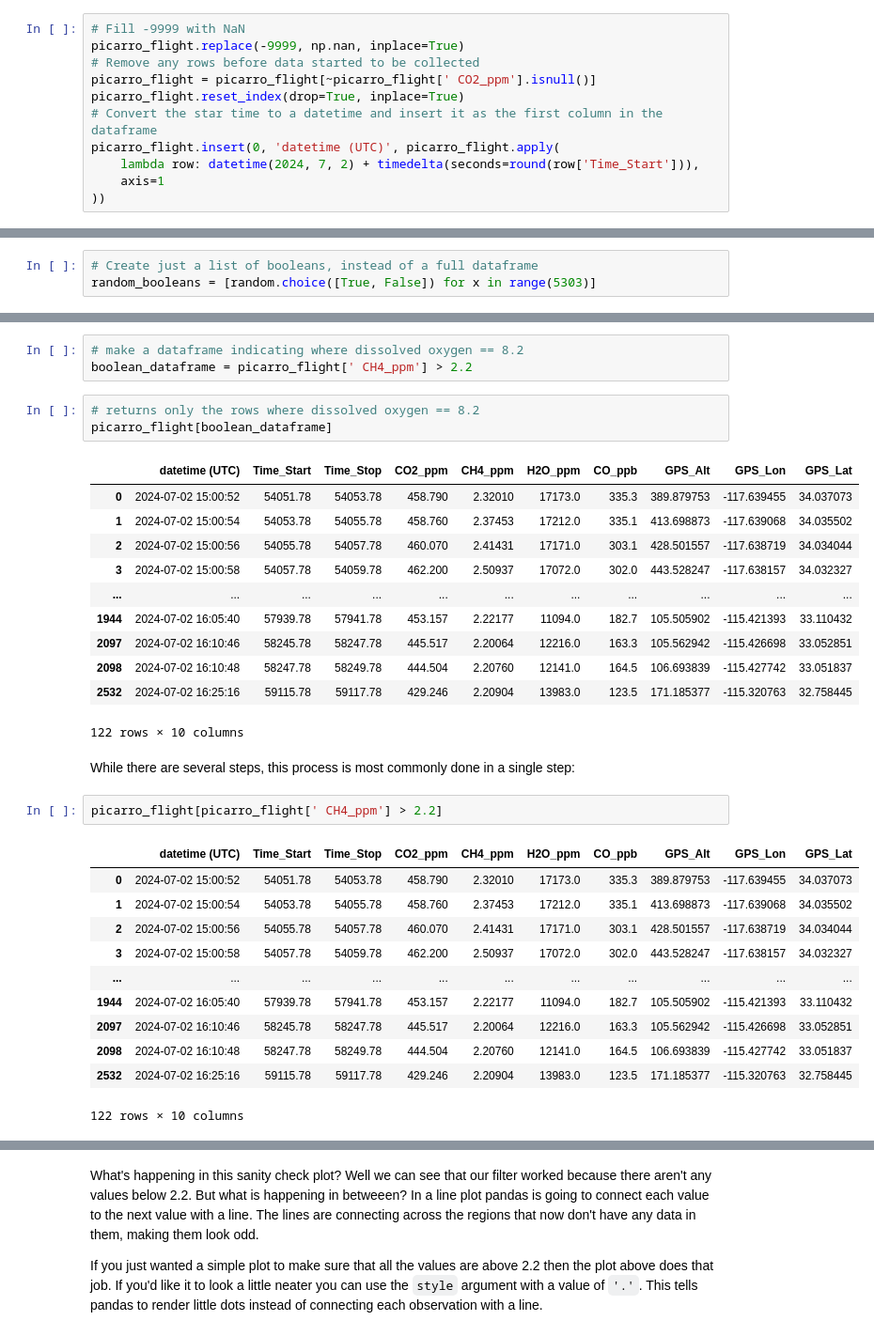
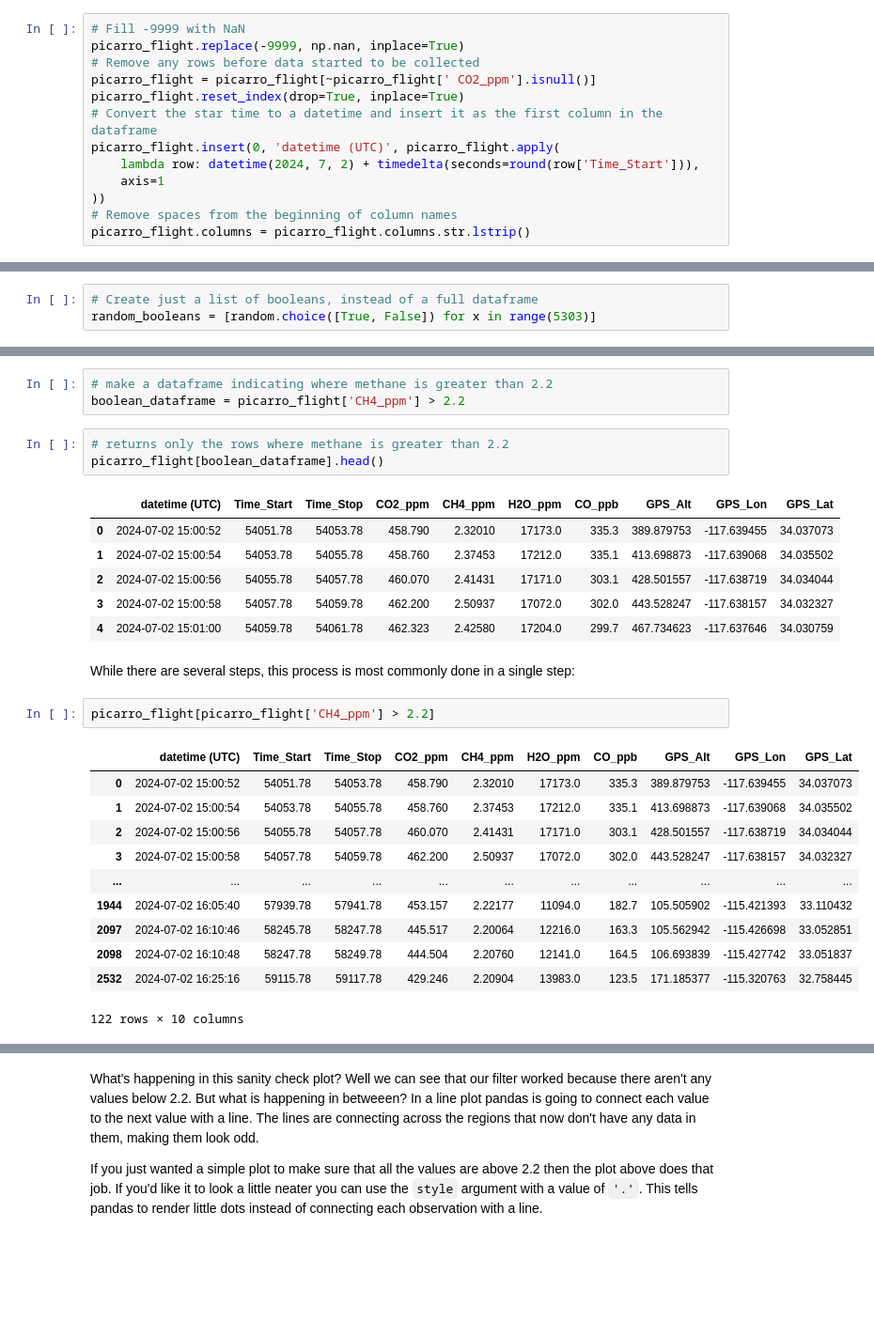
Before and after one commit to NASA-SARP/sarp_lessons, a Jupyter notebook: sarp_lessons/1_python_progression/2-tabular_data/2-2_filtering_indexes.ipynb, the cells around one changed output, grey strips where cells are left out. Shown at 94% size. Cells and saved outputs as stored; diff of their text form; blank space fills up the shorter version.

```diff
--- a/sarp_lessons/1_python_progression/2-tabular_data/2-2_filtering_indexes.ipynb
+++ b/sarp_lessons/1_python_progression/2-tabular_data/2-2_filtering_indexes.ipynb
@@ -180,6 +180,8 @@ picarro_flight.insert(0, 'datetime (UTC)', picarro_flight.apply(
     lambda row: datetime(2024, 7, 2) + timedelta(seconds=round(row['Time_Start'])),
     axis=1
 ))
+# Remove spaces from the beginning of column names
+picarro_flight.columns = picarro_flight.columns.str.lstrip()
 # %% [markdown]
 The cleaned data:
 # %%
@@ -271,25 +249,20 @@ picarro_flight
 # %%
-# make a dataframe indicating where dissolved oxygen == 8.2
-boolean_dataframe = picarro_flight[' CH4_ppm'] > 2.2
+# make a dataframe indicating where methane is greater than 2.2
+boolean_dataframe = picarro_flight['CH4_ppm'] > 2.2
 # %%
-# returns only the rows where dissolved oxygen == 8.2
-picarro_flight[boolean_dataframe]
+# returns only the rows where methane is greater than 2.2
+picarro_flight[boolean_dataframe].head()
 # %% [output]
 |  | datetime (UTC) | Time_Start | Time_Stop | CO2_ppm | CH4_ppm | H2O_ppm | CO_ppb | GPS_Alt | GPS_Lon | GPS_Lat |
 | 0 | 2024-07-02 15:00:52 | 54051.78 | 54053.78 | 458.790 | 2.32010 | 17173.0 | 335.3 | 389.879753 | -117.639455 | 34.037073 |
 | 1 | 2024-07-02 15:00:54 | 54053.78 | 54055.78 | 458.760 | 2.37453 | 17212.0 | 335.1 | 413.698873 | -117.639068 | 34.035502 |
 | 2 | 2024-07-02 15:00:56 | 54055.78 | 54057.78 | 460.070 | 2.41431 | 17171.0 | 303.1 | 428.501557 | -117.638719 | 34.034044 |
 | 3 | 2024-07-02 15:00:58 | 54057.78 | 54059.78 | 462.200 | 2.50937 | 17072.0 | 302.0 | 443.528247 | -117.638157 | 34.032327 |
-| ... | ... | ... | ... | ... | ... | ... | ... | ... | ... | ... |
-| 1944 | 2024-07-02 16:05:40 | 57939.78 | 57941.78 | 453.157 | 2.22177 | 11094.0 | 182.7 | 105.505902 | -115.421393 | 33.110432 |
-| 2097 | 2024-07-02 16:10:46 | 58245.78 | 58247.78 | 445.517 | 2.20064 | 12216.0 | 163.3 | 105.562942 | -115.426698 | 33.052851 |
-| 2098 | 2024-07-02 16:10:48 | 58247.78 | 58249.78 | 444.504 | 2.20760 | 12141.0 | 164.5 | 106.693839 | -115.427742 | 33.051837 |
-| 2532 | 2024-07-02 16:25:16 | 59115.78 | 59117.78 | 429.246 | 2.20904 | 13983.0 | 123.5 | 171.185377 | -115.320763 | 32.758445 |
+| 4 | 2024-07-02 15:01:00 | 54059.78 | 54061.78 | 462.323 | 2.42580 | 17204.0 | 299.7 | 467.734623 | -117.637646 | 34.030759 |
-122 rows × 10 columns
 # %% [markdown]
 While there are several steps, this process is most commonly done in a single step:
 # %%
-picarro_flight[picarro_flight[' CH4_ppm'] > 2.2]
+picarro_flight[picarro_flight['CH4_ppm'] > 2.2]
 # %% [output]
 |  | datetime (UTC) | Time_Start | Time_Stop | CO2_ppm | CH4_ppm | H2O_ppm | CO_ppb | GPS_Alt | GPS_Lon | GPS_Lat |
 | 0 | 2024-07-02 15:00:52 | 54051.78 | 54053.78 | 458.790 | 2.32010 | 17173.0 | 335.3 | 389.879753 | -117.639455 | 34.037073 |
```
Also changed, not shown: parts of 18 cells of this notebook, 3 other files.
